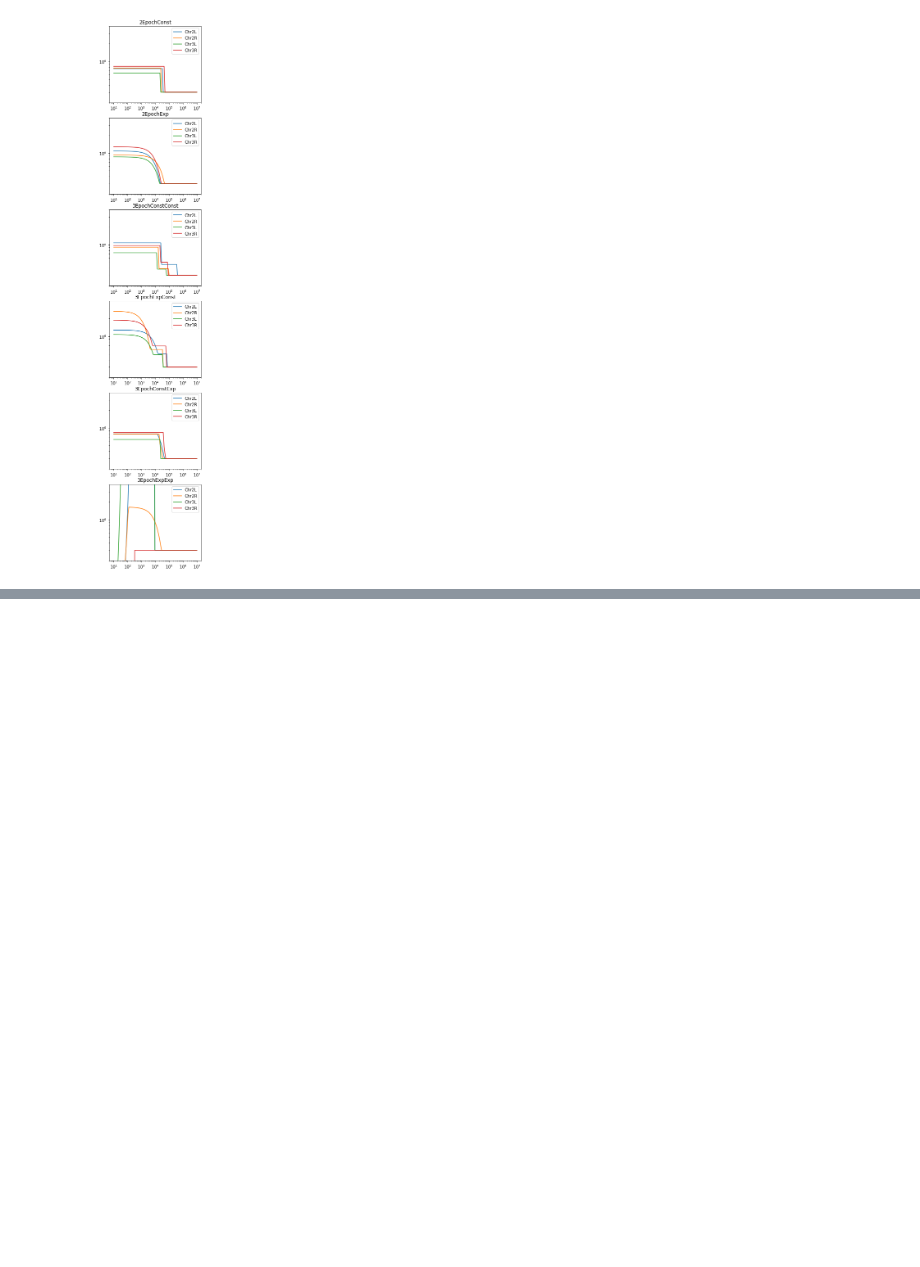
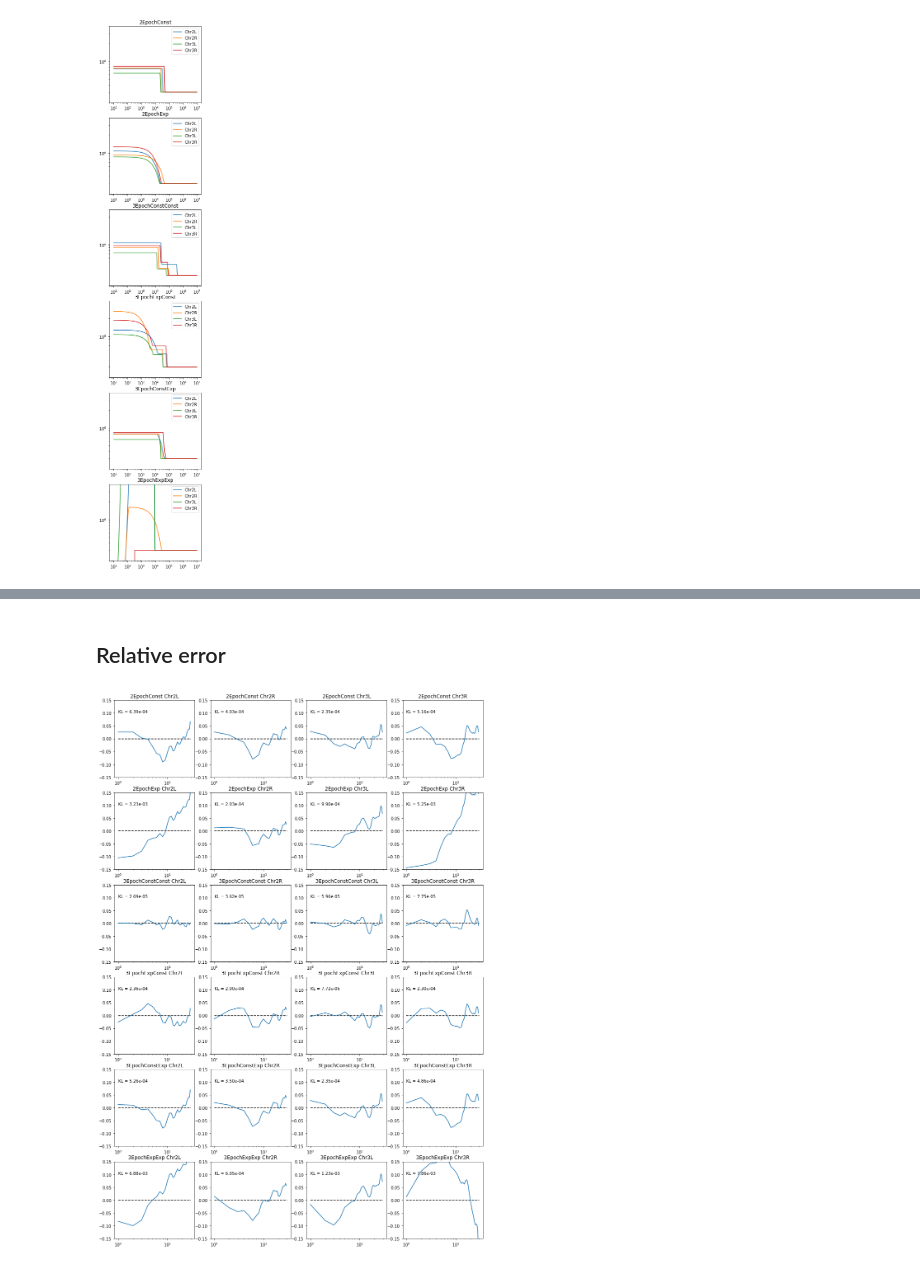
Before and after one commit to dp-rice/multiplemergers, a Jupyter notebook: notebooks/plot_DPGP3_models.ipynb, the cells around one changed output, grey strips where cells are left out. Drawn from its saved outputs; the diff is of its cells as text; code cells hidden in the pictures; blank space fills up the shorter version.

```diff
--- a/notebooks/plot_DPGP3_models.ipynb
+++ b/notebooks/plot_DPGP3_models.ipynb
@@ -54,0 +79,14 @@ for i, mt in enumerate(model_types):
+# %% [markdown]
+## Relative error
+# %%
+fig = plt.figure(figsize=(16,24))
+for i, mt in enumerate(model_types):
+    for j, sfs in enumerate(sfs_dict[mt]):
+        ax = fig.add_subplot(len(model_types), len(chroms), (4*i)+j+1)
+        ax.semilogx((sfs[0]-sfs[1])/sfs[0])
+        ax.set_title(mt + ' ' + chroms[j])
+        ax.set_ylim([-0.15,0.15])
+        ax.hlines(0,1,30, linestyle='dashed')
+        ax.text(1,0.1, 'KL = {0:.2e}'.format(float(sfs[2])))
+# %% [output]
+[figure, added]
```
Also changed, not shown: parts of 12 cells of this notebook, 1 other file.
